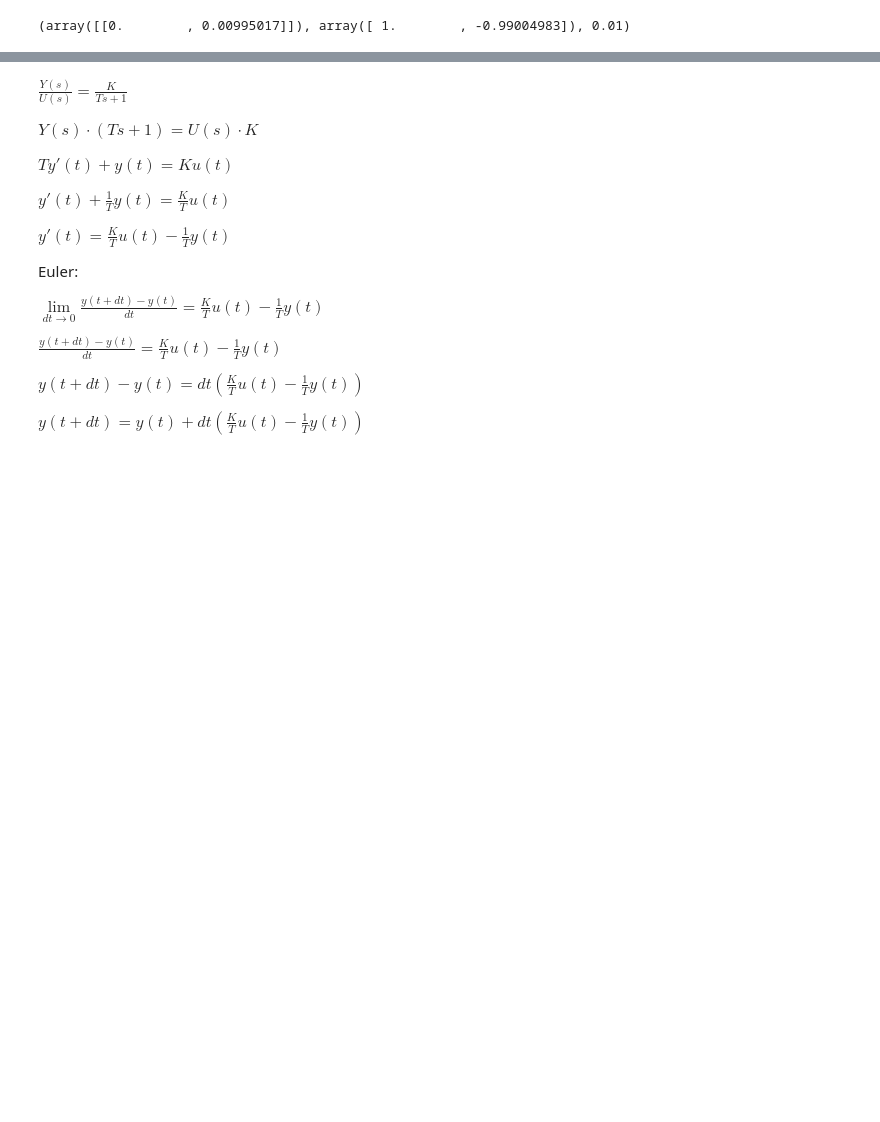
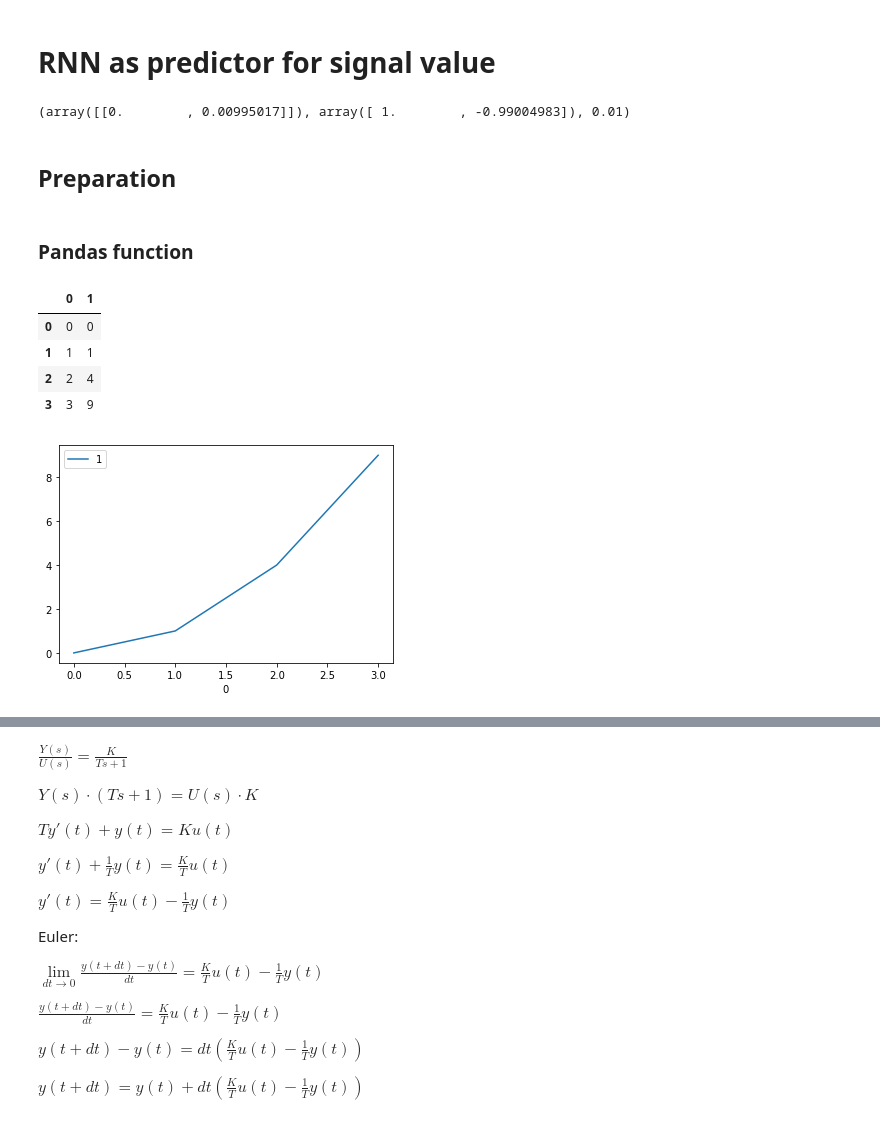
Before and after one commit to hrbolek/learning, a Jupyter notebook: itsystems/neural.ipynb, the cells around one changed output, grey strips where cells are left out. Saved outputs shown, nothing was run; the diff lists cells and outputs as text; code cells hidden in the pictures; blank space fills up the shorter version.

```diff
--- a/itsystems/neural.ipynb
+++ b/itsystems/neural.ipynb
@@ -1,5 +1,7 @@
 # %% [markdown]
 <a href="https://colab.research.google.com/github/hrbolek/learning/blob/master/itsystems/neural.ipynb" target="_parent"><img src="https://colab.research.google.com/assets/colab-badge.svg" alt="Open In Colab"/></a>
+# %% [markdown]
+# RNN as predictor for signal value
 # %%
 import scipy.signal as signal
 import matplotlib.pyplot as plt
@@ -14,3 +17,28 @@ discrete = signal.cont2discrete((numerator, denominator), deltaTime)
 print(discrete)
 # %% [output]
 (array([[0.        , 0.00995017]]), array([ 1.        , -0.99004983]), 0.01)
+# %% [markdown]
+## Preparation
+# %% [markdown]
+### Pandas function
+# %%
+def plotSignal(data, x = 0, y = 1):
+  df = pd.DataFrame(data)
+  #display(df)
+  df.plot.line(x = 0, y = y)
+
+def displaySignal(data):
+  df = pd.DataFrame(data)
+  display(df)
+
+#example of use
+data = [(0, 0), (1, 1), (2, 4), (3, 9)]
+plotSignal(data)
+displaySignal(data)
+# %% [output]
+|  | 0 | 1 |
+| 0 | 0 | 0 |
+| 1 | 1 | 1 |
+| 2 | 2 | 4 |
+| 3 | 3 | 9 |
+[figure, added]
```
Also changed, not shown: parts of 24 cells of this notebook.
